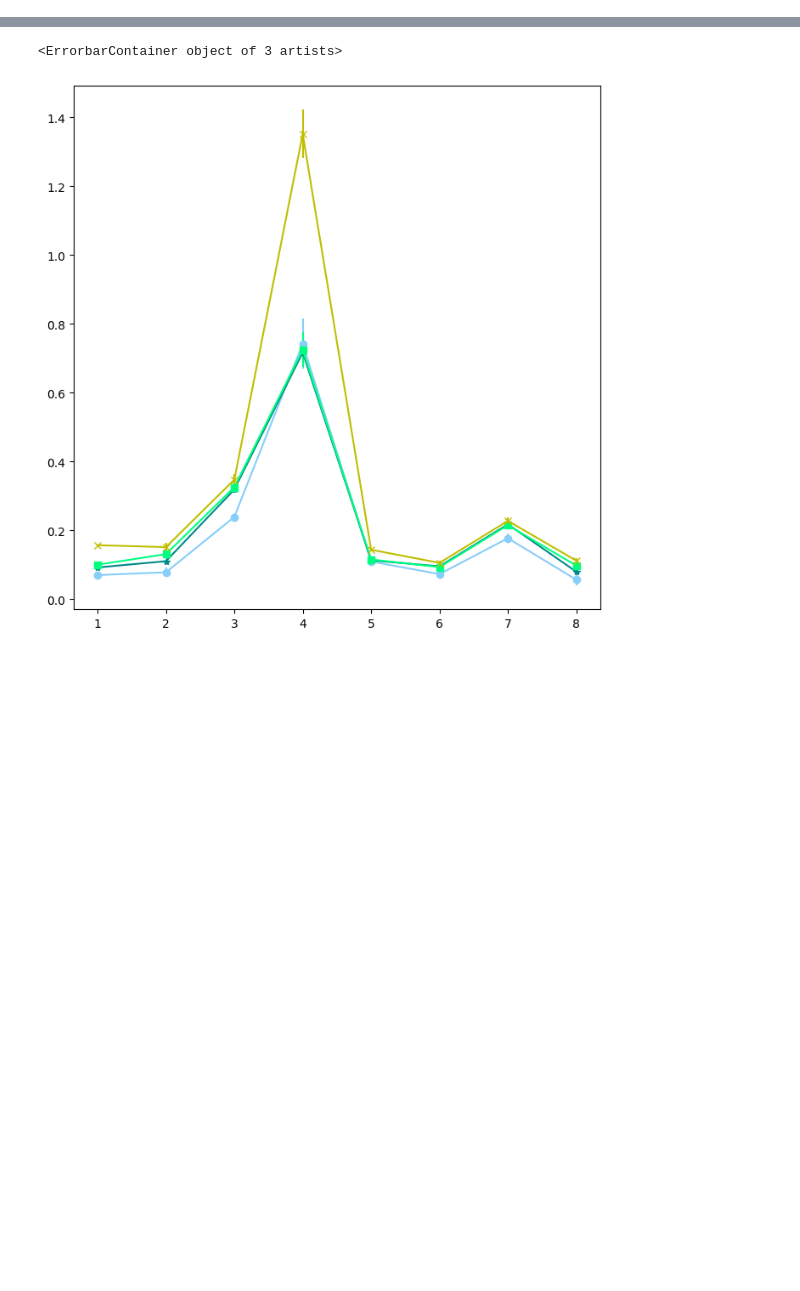
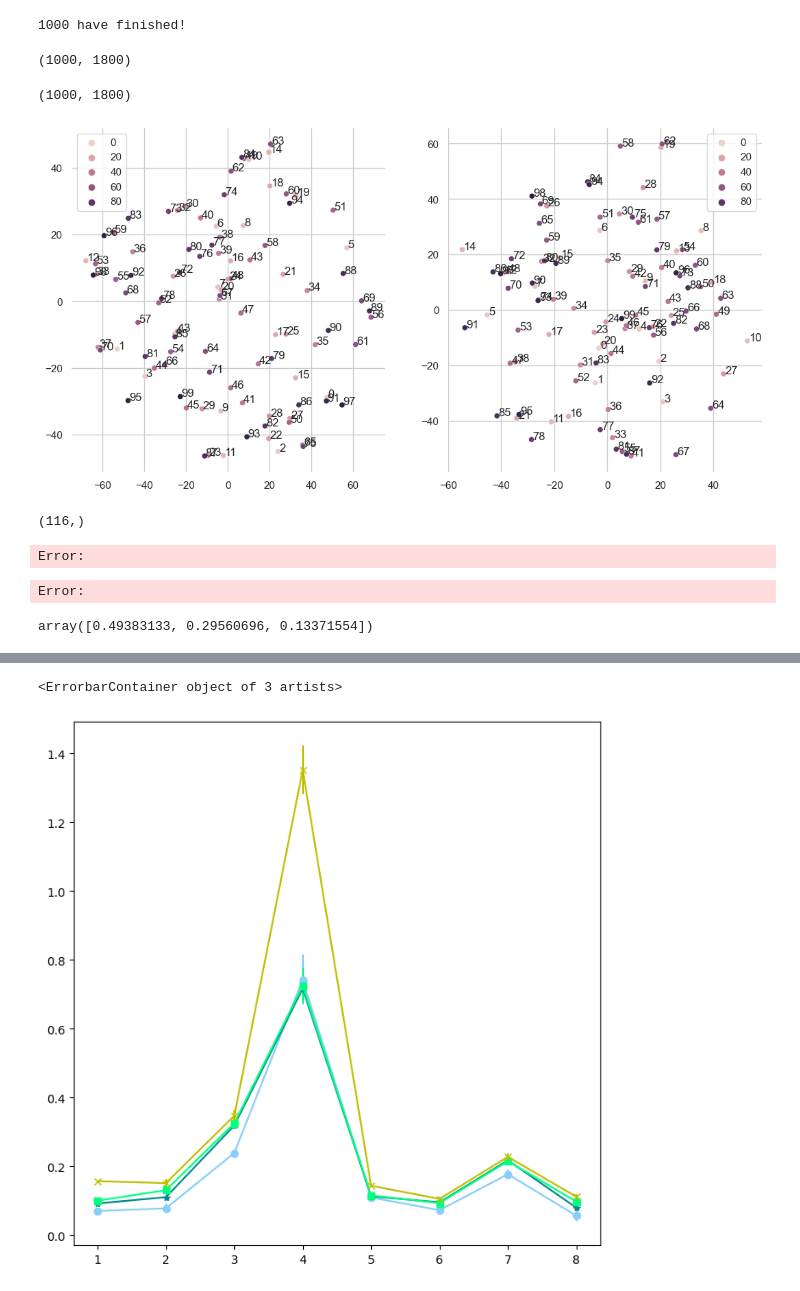
Before and after one commit to Jayuses/SepCoordination, a Jupyter notebook: test.ipynb, the cells around one changed output, grey strips where cells are left out. Saved outputs shown, nothing was run; the diff lists cells and outputs as text; code cells hidden in the pictures; blank space fills up the shorter version.

```diff
--- a/test.ipynb
+++ b/test.ipynb
@@ -18,0 +50,70 @@ config = yaml.load(open("./config.yaml", "r"), Loader=yaml.FullLoader)
+# %%
+pcas = []
+xyzs = []
+for i in range(1000):
+    dist = complexes[i]['dist']
+    transformer = KernelPCA(3,kernel='rbf')
+    pca = transformer.fit_transform(dist).reshape(1,-1).squeeze()
+    pca = np.pad(pca,(0,1800-pca.shape[0]),'constant')
+    pcas.append(pca)
+    xyz = np.array(complexes[i]['xyz']).reshape(1,-1).squeeze()
+    xyz = np.pad(xyz,(0,1800-xyz.shape[0]),'constant')
+    xyzs.append(xyz)
+    if (i+1)%1000 == 0:
+        print(f'{i+1} have finished!')
+# %% [output]
+1000 have finished!
+# %%
+xyzs = np.array(xyzs)
+pcas = np.array(pcas)
+# %%
+pcas.shape
+# %% [output]
+(1000, 1800)
+# %%
+from sklearn.manifold import TSNE
+tsne1 = TSNE(n_components=2, learning_rate='auto',
+                   init='pca', perplexity=10)
+tsne2 = TSNE(n_components=2, learning_rate='auto',
+                   init='pca', perplexity=10)
+v1= tsne1.fit_transform(xyzs)
+v2= tsne2.fit_transform(pcas)
+# %%
+xyzs.shape
+# %% [output]
+(1000, 1800)
+# %%
+def label_point(x, y, val, ax):
+    for i in range(len(val)):
+        ax.text(x[i]+0.5, y[i], str(val[i]))
+# %%
+import seaborn as sns
+import matplotlib.pyplot as plt
+
+# Draw a scatter plot while assigning point colors and sizes to different
+# variables in the dataset
+f, axes = plt.subplots(1,2,figsize=(13, 6.5))
+sns.despine(f, left=True, bottom=True)
+sns.scatterplot(data=v1,x=v1[:100,0],y=v1[:100,1],ax=axes[0],hue=list(range(100)))
+sns.scatterplot(data=v2,x=v2[:100,0],y=v2[:100,1],ax=axes[1],hue=list(range(100)))
+label_point(v1[:100,0],v1[:100,1],list(range(100)),axes[0])
+label_point(v2[:100,0],v2[:100,1],list(range(100)),axes[1])
+# %% [output]
+[figure, added]
+# %%
+xyz[:,0].shape
+# %% [output]
+(116,)
+# %%
+from sklearn.manifold import TSNE
+tsne1 = TSNE(
+        n_components=2,
+        n_iter=500,
+        n_iter_without_progress=150,
+        n_jobs=2,
+        random_state=0,
+    )
+vs1 = tsne1.fit_transform(xyzs)
+# %% [output]
+Error:
+Error:
@@ -18,0 +140,4 @@ config = yaml.load(open("./config.yaml", "r"), Loader=yaml.FullLoader)
+# %%
+transformer2.explained_variance_ratio_
+# %% [output]
+array([0.49383133, 0.29560696, 0.13371554])
```
Also changed, not shown: parts of 12 cells of this notebook, 5 other files.
